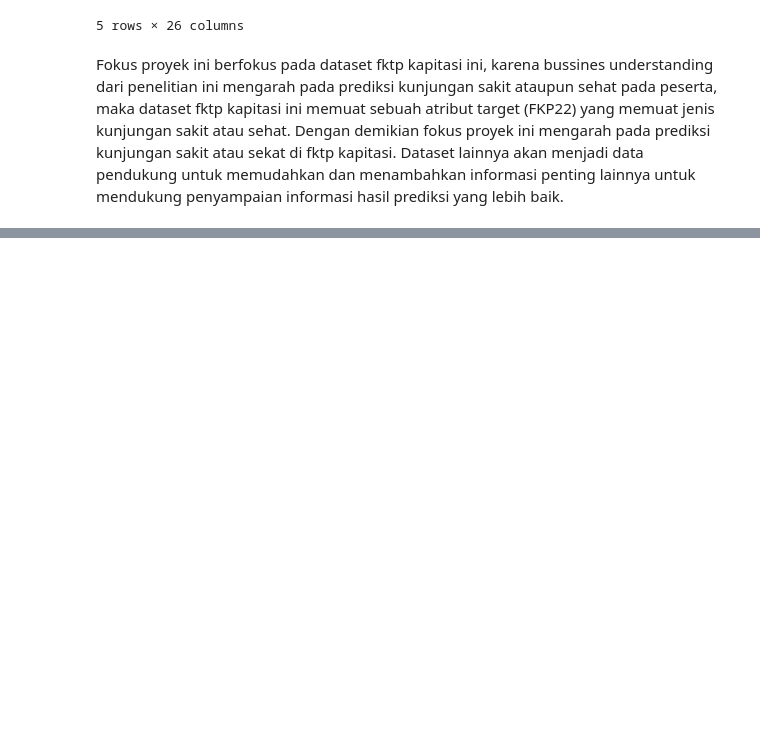
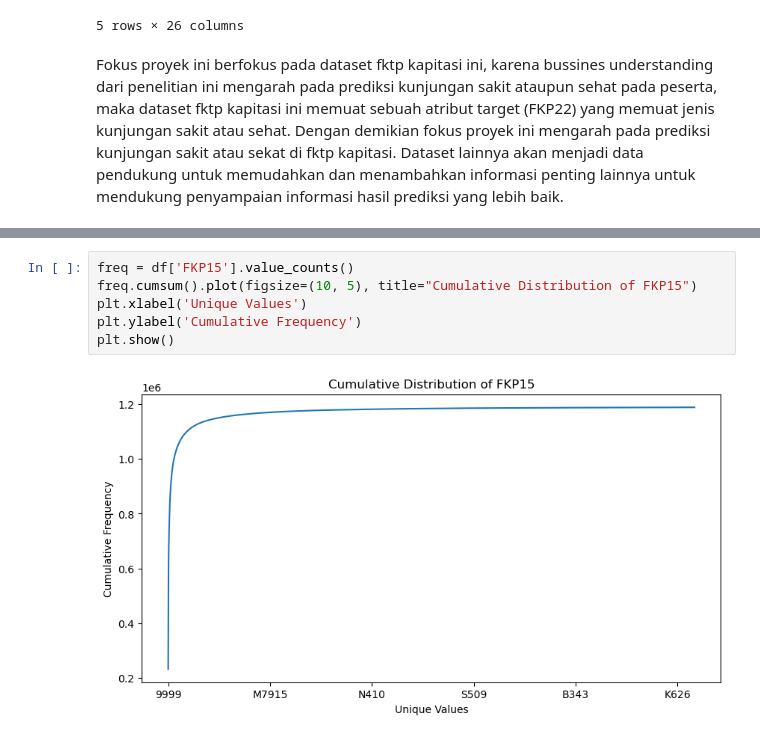
Before and after one commit to NaomiLumbanraja/BPPJS-Hackaton-Visit-Type-Prediction-Healthy-Sick, a Jupyter notebook: Application/code.ipynb, the cells around one changed output, grey strips where cells are left out. Cells and saved outputs as stored; diff of their text form; blank space fills up the shorter version.

```diff
--- a/Application/code.ipynb
+++ b/Application/code.ipynb
@@ -368,0 +521,8 @@ Fokus proyek ini berfokus pada dataset fktp kapitasi ini, karena bussines unders
+# %%
+freq = df['FKP15'].value_counts()
+freq.cumsum().plot(figsize=(10, 5), title="Cumulative Distribution of FKP15")
+plt.xlabel('Unique Values')
+plt.ylabel('Cumulative Frequency')
+plt.show()
+# %% [output]
+[figure, added]
```
Also changed, not shown: parts of 13 cells of this notebook.
